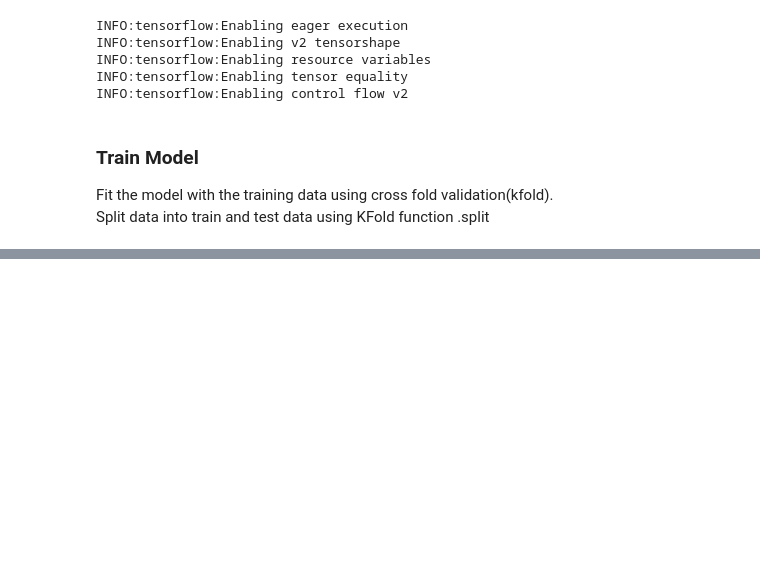
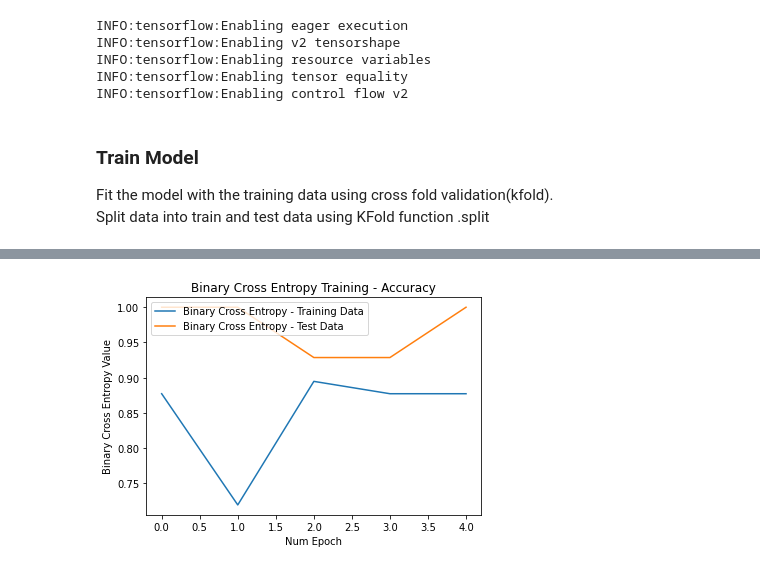
Before and after one commit to gokhuu/Computational-Employee-ReadMe, a Jupyter notebook: Personal Genome/Cross Fold Validation.ipynb, the cells around one changed output, grey strips where cells are left out. Cells and saved outputs as stored; diff of their text form; code cells hidden in the pictures; blank space fills up the shorter version.

```diff
--- a/Personal Genome/Cross Fold Validation.ipynb
+++ b/Personal Genome/Cross Fold Validation.ipynb
@@ -140,0 +152,10 @@ Avg accuracy = 0.48476190476190484
+# %%
+plt.plot(history.history['accuracy'], label='Binary Cross Entropy - Training Data')
+plt.plot(history.history['val_accuracy'], label='Binary Cross Entropy - Test Data')
+plt.title('Binary Cross Entropy Training - Accuracy')
+plt.ylabel('Binary Cross Entropy Value')
+plt.xlabel('Num Epoch')
+plt.legend(loc='upper left')
+plt.show()
+# %% [output]
+[figure, added]
```
Also changed, not shown: parts of 4 cells of this notebook.
